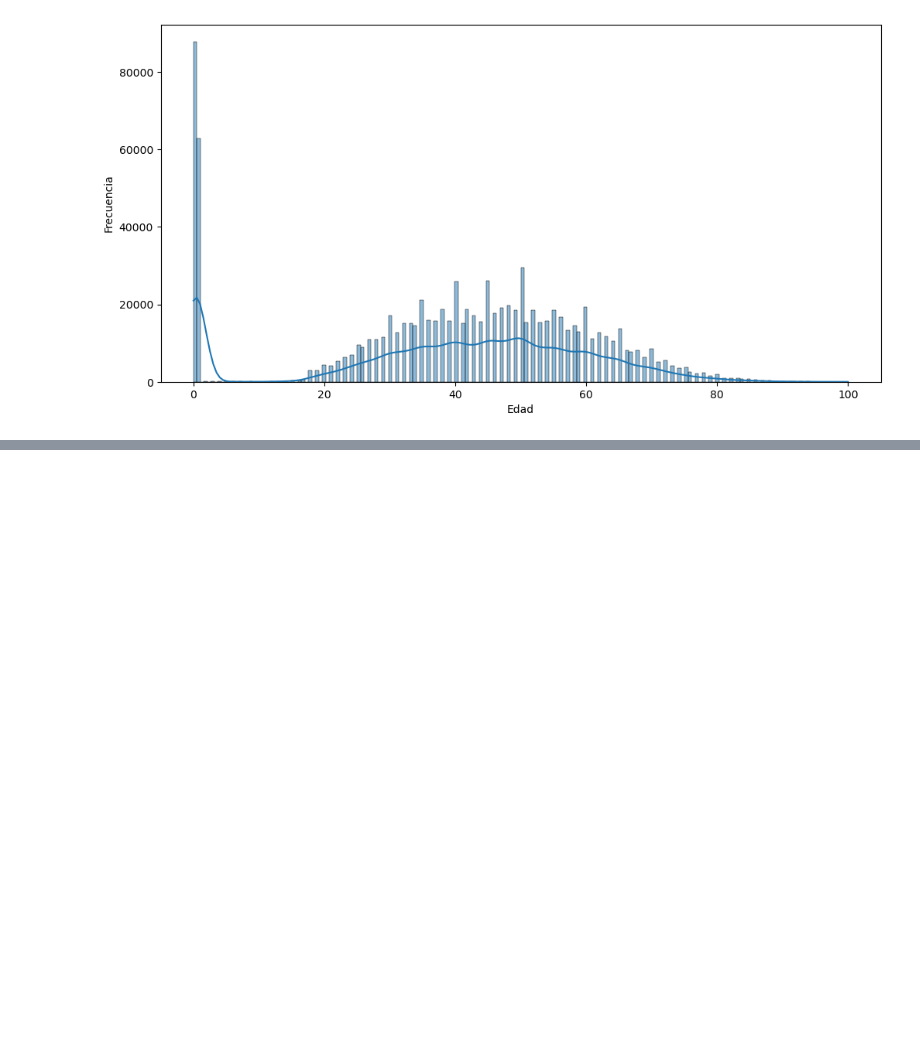
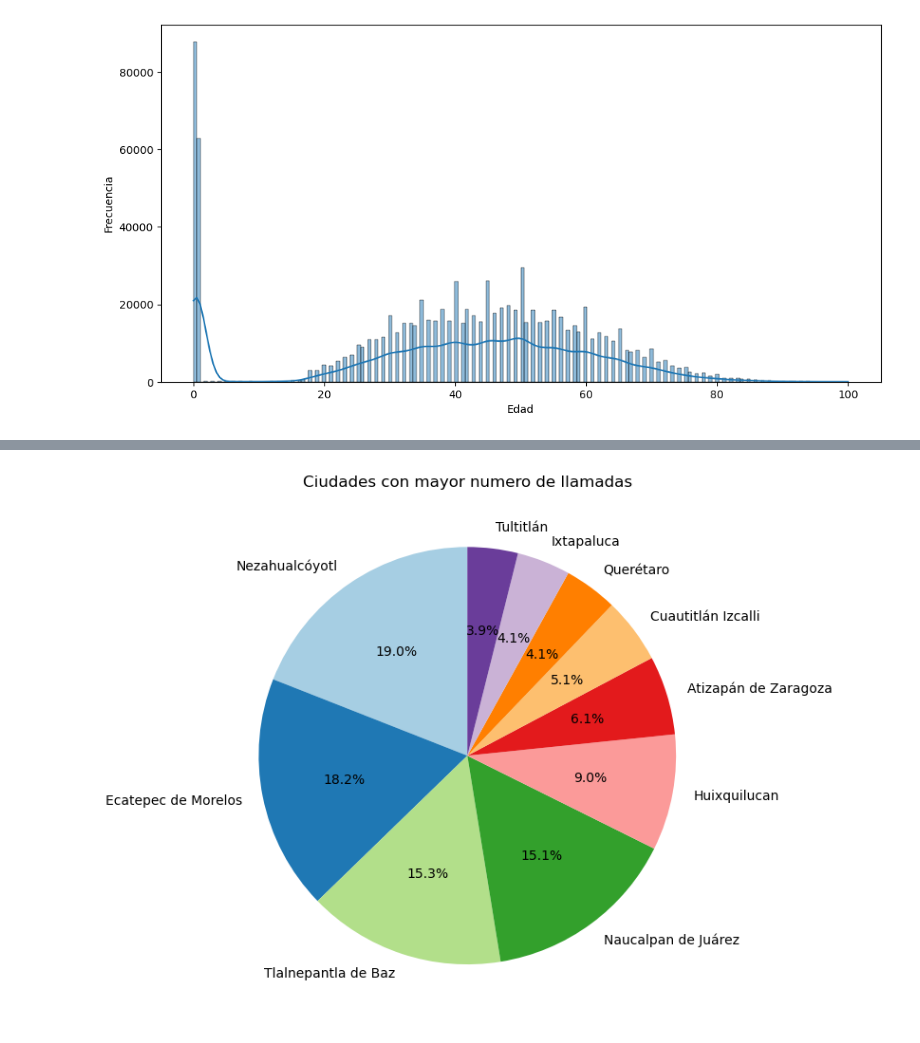
Before and after one commit to Madris1402/Analisis_de_Macrodatos_2025-I, a Jupyter notebook: Clases/S07_SparkSQL.ipynb, the cells around one changed output, grey strips where cells are left out. Saved outputs shown, nothing was run; the diff lists cells and outputs as text; code cells hidden in the pictures; blank space fills up the shorter version.

```diff
--- a/Clases/S07_SparkSQL.ipynb
+++ b/Clases/S07_SparkSQL.ipynb
@@ -187,0 +455,30 @@ plt.show()
+# %%
+#Generar un Pandas de los estdos
+sqlstr = """
+select
+    case when d_estado is not null and d_estado != 'Ciudad de México'
+    then municipio else 'Otro' end as municipio,
+    sum(case when d_estado is not null and d_estado != 'Ciudad de México' then nr else 0 end) as nr
+
+from(
+    select d_estado, coalesce(nullif(trim(s.D_mnpio), ''), 'No Disponible') as municipio, count(*) nr
+    from locatel l
+    left join sepomex s
+    on(l.d_codigo = s.d_codigo)
+    group by d_estado, municipio
+    ) x
+group by d_estado, municipio
+order by nr desc
+limit 10
+"""
+
+df_pandas = spark.sql(sqlstr).toPandas()
+
+plt.figure(figsize = (10, 6))
+plt.pie(df_pandas['nr'], labels = df_pandas['municipio'], autopct = '%1.1f%%', startangle = 90, colors = plt.cm.Paired.colors)
+
+plt.title('Ciudades con mayor numero de llamadas')
+plt.tight_layout()
+plt.show()
+# %% [output]
+[figure, added]
```
Also changed, not shown: parts of 24 cells of this notebook.
